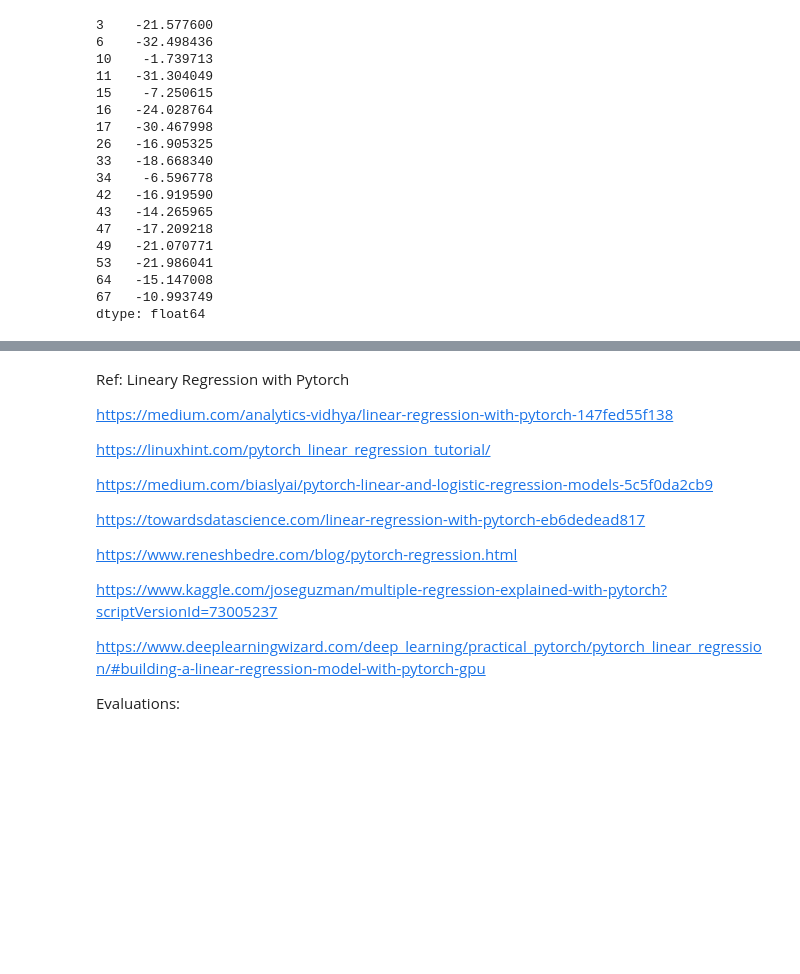
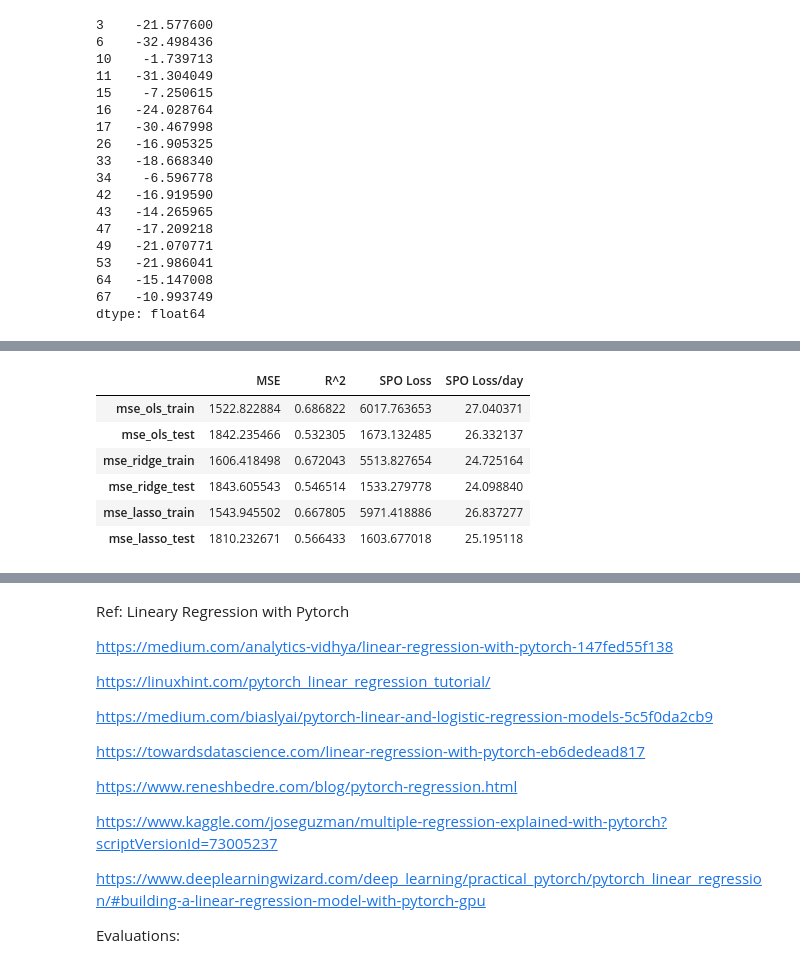
Before and after one commit to tianlei9581/DemandPredictionJD, a Jupyter notebook: pipe_improvement_Lei.ipynb, the cells around one changed output, grey strips where cells are left out. Cells and saved outputs as stored; diff of their text form; code cells hidden in the pictures; blank space fills up the shorter version.

```diff
--- a/pipe_improvement_Lei.ipynb
+++ b/pipe_improvement_Lei.ipynb
@@ -513,0 +519,2 @@ SPO_columns, SPO_index = final_results[1]['SPO result'].columns, final_results[1
+# %%
+improved_results_df = {int(k): {k2: pd.DataFrame(v2) for k2, v2 in v.items()} for k, v in improved_results.items()}
@@ -591,0 +619,10 @@ dtype: float64
+# %%
+ave_msei
+# %% [output]
+|  | MSE | R^2 | SPO Loss | SPO Loss/day |
+| mse_ols_train | 1522.822884 | 0.686822 | 6017.763653 | 27.040371 |
+| mse_ols_test | 1842.235466 | 0.532305 | 1673.132485 | 26.332137 |
+| mse_ridge_train | 1606.418498 | 0.672043 | 5513.827654 | 24.725164 |
+| mse_ridge_test | 1843.605543 | 0.546514 | 1533.279778 | 24.098840 |
+| mse_lasso_train | 1543.945502 | 0.667805 | 5971.418886 | 26.837277 |
+| mse_lasso_test | 1810.232671 | 0.566433 | 1603.677018 | 25.195118 |
```
Also changed, not shown: parts of 24 cells of this notebook, 2 other files.
